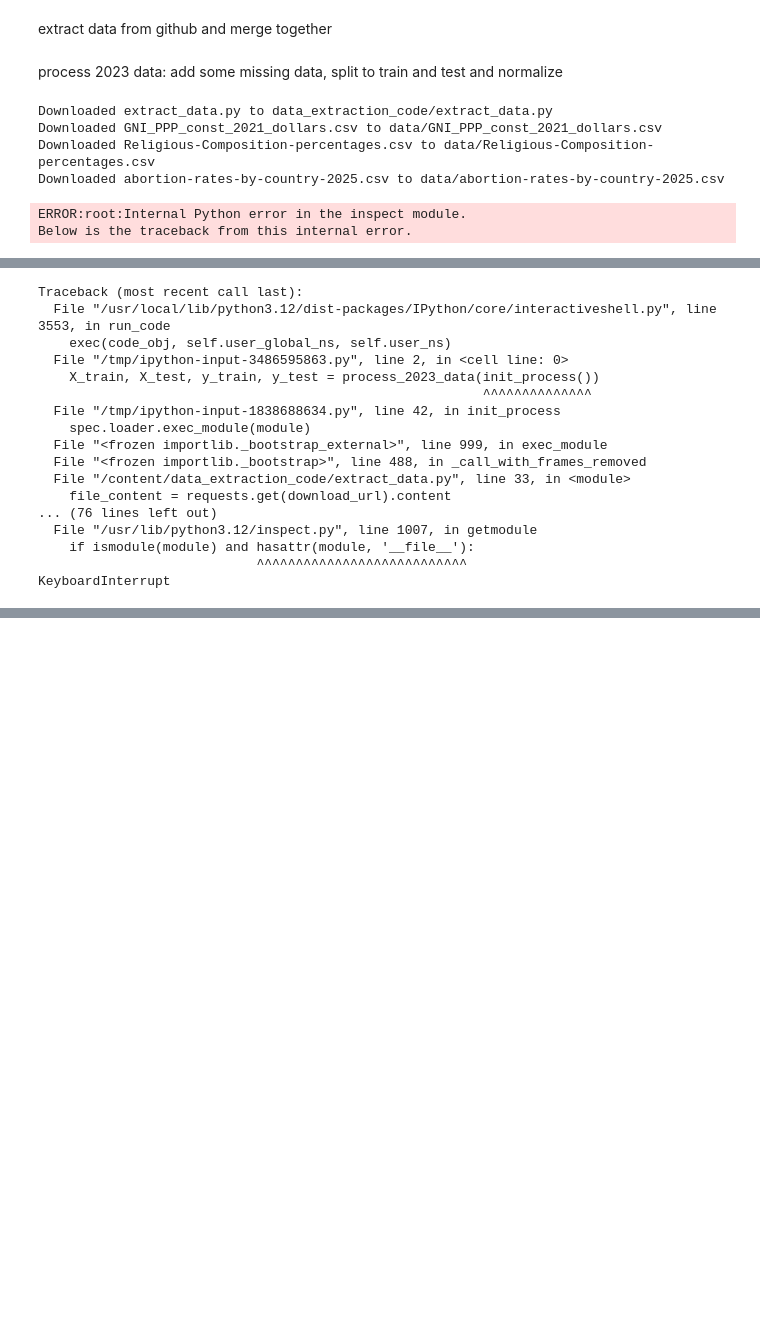
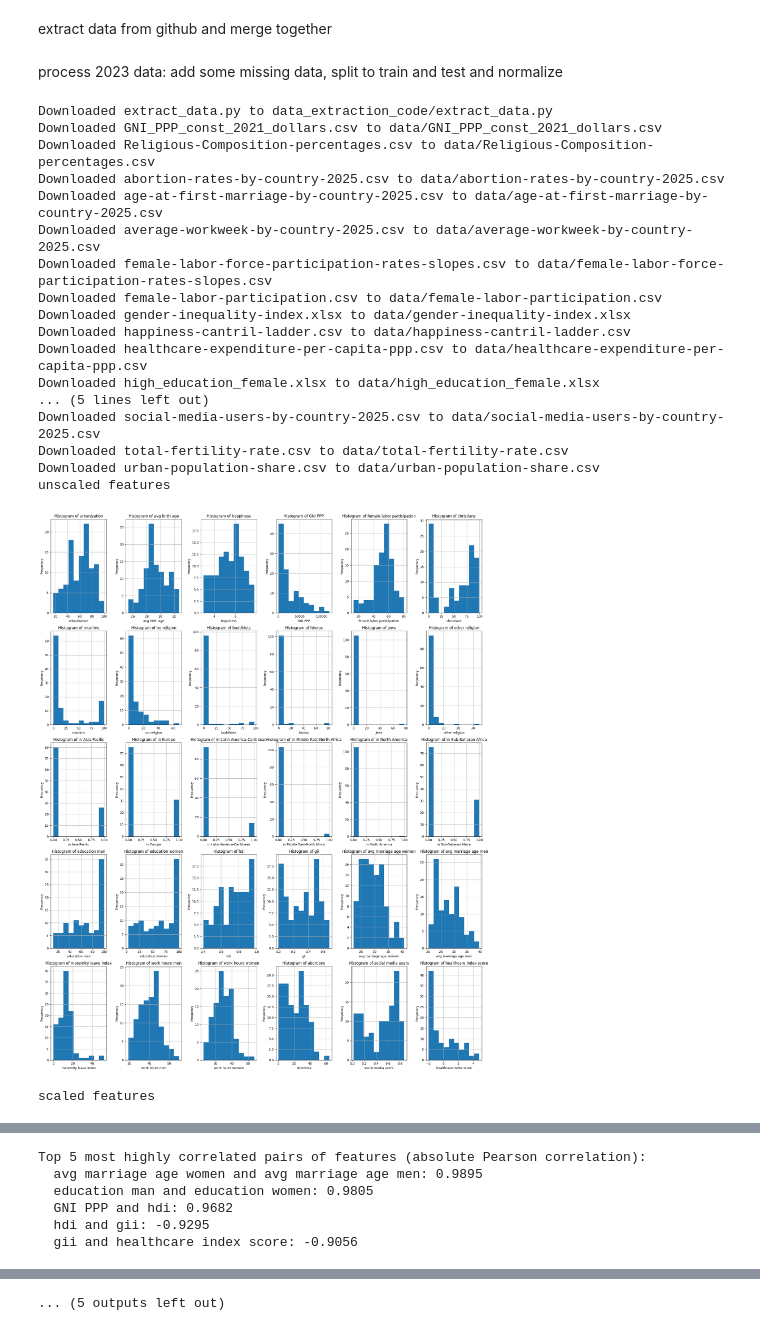
Before and after one commit to tomik062/AI_Project, a Jupyter notebook: notebook.ipynb, the cells around one changed output, grey strips where cells are left out. Drawn from its saved outputs; the diff is of its cells as text; code cells hidden in the pictures; blank space fills up the shorter version.

```diff
--- a/notebook.ipynb
+++ b/notebook.ipynb
@@ -249,7 +249,7 @@ def scaling_2023(X_train, X_test):
     # Create copies to avoid modifying the original DataFrames
     X_train = X_train.copy()
     X_test = X_test.copy()
-
+    X_train,X_test = create_health_index_score(X_train,X_test)
     log_features = ['no religion', 'other religion', 'buddhists', 'hindus', 'jews','GNI PPP']
     for feature in log_features:
         X_train[feature] = pd.to_numeric(X_train[feature])
@@ -266,7 +266,7 @@ def scaling_2023(X_train, X_test):
         'education women', 'hdi', 'gii', 'avg marriage age women',
         'avg marriage age men', 'maternity leave index', 'work hours men',
         'work hours women', 'abortions', 'social media users',
-        'physicians per capita', 'health expenditure'
+        'healthcare index score'
     ]
 
     scaler = StandardScaler()
@@ -274,17 +274,18 @@ def scaling_2023(X_train, X_test):
     X_test[features_to_scale] = scaler.transform(X_test[features_to_scale])
 
     # Create 'healthcare index score'
+
+    return X_train, X_test
+def create_health_index_score(X_train,X_test):
+    scaler_healthcare = StandardScaler()
+    health_features = ['physicians per capita','health expenditure']
+    X_train[health_features] = scaler_healthcare.fit_transform(X_train[health_features])
+    X_test[health_features] = scaler_healthcare.transform(X_test[health_features])
     X_train['healthcare index score'] = X_train['physicians per capita'] + X_train['health expenditure']
     X_test['healthcare index score'] = X_test['physicians per capita'] + X_test['health expenditure']
-    scaler_healthcare = StandardScaler()
-    X_train['healthcare index score'] = scaler_healthcare.fit_transform(X_train[['healthcare index score']])
-    X_test['healthcare index score'] = scaler_healthcare.transform(X_test[['healthcare index score']])
-
-    # Remove original 'physicians per capita' and 'health expenditure' features
     X_train = X_train.drop(['physicians per capita', 'health expenditure'], axis=1)
     X_test = X_test.drop(['physicians per capita', 'health expenditure'], axis=1)
-
-    return X_train, X_test
+    return X_train,X_test
 # %%
 def feature_correlations(df, method):
     """Calculates and visualizes correlation matrix, and prints top 5 correlated pairs."""
@@ -364,8 +365,9 @@ def gridsearch_elastic_net_loocv(X, y):
 X_train, X_test, y_train, y_test = process_2023_data(init_process())
 
 #feature distrebutions
+unscaled_X_train,unscaled_X_test = create_health_index_score(X_train.copy(),X_test.copy())
 print('unscaled features')
-plot_features(X_train)
+plot_features(unscaled_X_train)
 scaled_train, scaled_test = scaling_2023(X_train, X_test)
 print('scaled features')
 plot_features(scaled_train)
@@ -377,33 +379,47 @@ feature_correlations(scaled_train, 'spearman')
 analyze_target_correlation(scaled_train, y_train, 'pearson')
 analyze_target_correlation(scaled_train, y_train, 'spearman')
 analyze_mutual_information(scaled_train, y_train)
-
+"""
 #lasso regressor model
 grid_search_result = gridsearch_loocv_lasso(scaled_train, y_train)
 print("Best parameters found: ", grid_search_result.best_params_)
 print("Best cross-validation score (negative MSE): ", grid_search_result.best_score_)
 best_lasso_model = grid_search_result.best_estimator_
 print("Coefficients of the best Lasso model:")
 for feature, coef in zip(scaled_train.columns, best_lasso_model.coef_):
     print(f"{feature}: {coef:.4f}")
 
 #elastic net regressor model
 elastic_net_grid_search_result = gridsearch_elastic_net_loocv(scaled_train, y_train)
 print("Best parameters found for Elastic Net (LOOCV): ", elastic_net_grid_search_result.best_params_)
 print("Best cross-validation score (negative MSE) for Elastic Net (LOOCV): ", elastic_net_grid_search_result.best_score_)
 best_elastic_net_model = elastic_net_grid_search_result.best_estimator_
 print("\nCoefficients of the best Elastic Net model (LOOCV):")
 for feature, coef in zip(scaled_train.columns, best_elastic_net_model.coef_):
     print(f"{feature}: {coef:.4f}")
 
 #random forest regressor model
 RF_grid_search_result = gridsearch_random_forest(scaled_train, y_train)
 print("Best parameters found for Random Forest: (5 fold cv)", grid_search_result.best_params_)
 print("Best cross-validation score (negative MSE) for Rnadom Forest: ", grid_search_result.best_score_)
+"""
 # %% [output]
 Downloaded extract_data.py to data_extraction_code/extract_data.py
 Downloaded GNI_PPP_const_2021_dollars.csv to data/GNI_PPP_const_2021_dollars.csv
 Downloaded Religious-Composition-percentages.csv to data/Religious-Composition-percentages.csv
 Downloaded abortion-rates-by-country-2025.csv to data/abortion-rates-by-country-2025.csv
+Downloaded age-at-first-marriage-by-country-2025.csv to data/age-at-first-marriage-by-country-2025.csv
+Downloaded average-workweek-by-country-2025.csv to data/average-workweek-by-country-2025.csv
+Downloaded female-labor-force-participation-rates-slopes.csv to data/female-labor-force-participation-rates-slopes.csv
+Downloaded female-labor-participation.csv to data/female-labor-participation.csv
+Downloaded gender-inequality-index.xlsx to data/gender-inequality-index.xlsx
+Downloaded happiness-cantril-ladder.csv to data/happiness-cantril-ladder.csv
+Downloaded healthcare-expenditure-per-capita-ppp.csv to data/healthcare-expenditure-per-capita-ppp.csv
+Downloaded high_education_female.xlsx to data/high_education_female.xlsx
+... (5 lines left out)
+Downloaded social-media-users-by-country-2025.csv to data/social-media-users-by-country-2025.csv
+Downloaded total-fertility-rate.csv to data/total-fertility-rate.csv
+Downloaded urban-population-share.csv to data/urban-population-share.csv
+unscaled features
+[figure, added]
-ERROR:root:Internal Python error in the inspect module.
-Below is the traceback from this internal error.
+scaled features
@@ -410,17 +428,6 @@ Below is the traceback from this internal error.
-Traceback (most recent call last):
-  File "/usr/local/lib/python3.12/dist-packages/IPython/core/interactiveshell.py", line 3553, in run_code
-    exec(code_obj, self.user_global_ns, self.user_ns)
-  File "/tmp/ipython-input-3486595863.py", line 2, in <cell line: 0>
-    X_train, X_test, y_train, y_test = process_2023_data(init_process())
-                                                         ^^^^^^^^^^^^^^
-  File "/tmp/ipython-input-1838688634.py", line 42, in init_process
-    spec.loader.exec_module(module)
-  File "<frozen importlib._bootstrap_external>", line 999, in exec_module
-  File "<frozen importlib._bootstrap>", line 488, in _call_with_frames_removed
-  File "/content/data_extraction_code/extract_data.py", line 33, in <module>
-    file_content = requests.get(download_url).content
-... (76 lines left out)
-  File "/usr/lib/python3.12/inspect.py", line 1007, in getmodule
-    if ismodule(module) and hasattr(module, '__file__'):
-                            ^^^^^^^^^^^^^^^^^^^^^^^^^^^
-KeyboardInterrupt
+Top 5 most highly correlated pairs of features (absolute Pearson correlation):
+  avg marriage age women and avg marriage age men: 0.9895
+  education man and education women: 0.9805
+  GNI PPP and hdi: 0.9682
+  hdi and gii: -0.9295
+  gii and healthcare index score: -0.9056
@@ -428,3 +465,4 @@ TypeError: object of type 'NoneType' has no len()
+... (5 outputs left out)
 # %%
 def gridsearch_random_forest(X, y):
   rf_model = RandomForestRegressor(random_state=42)
```
Also changed, not shown: parts of 1 cell of this notebook.
